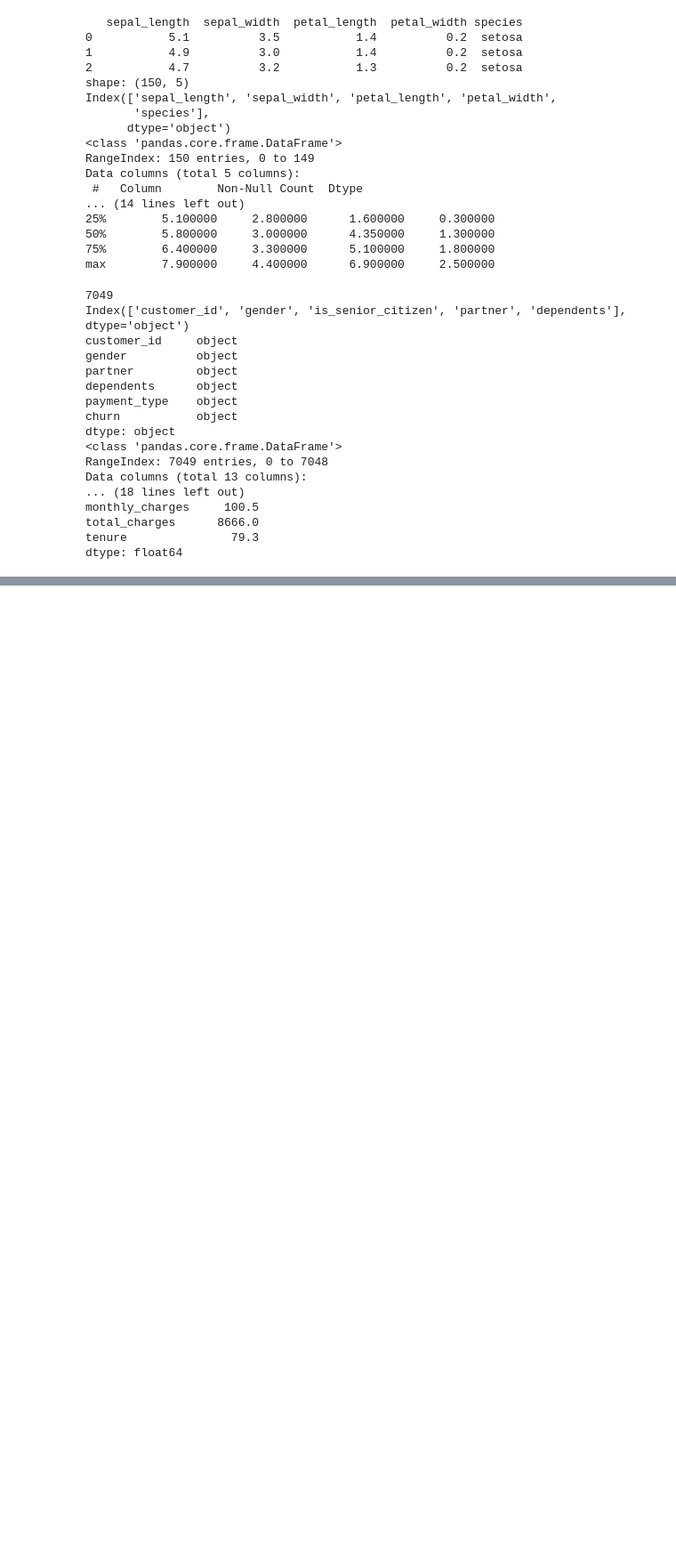
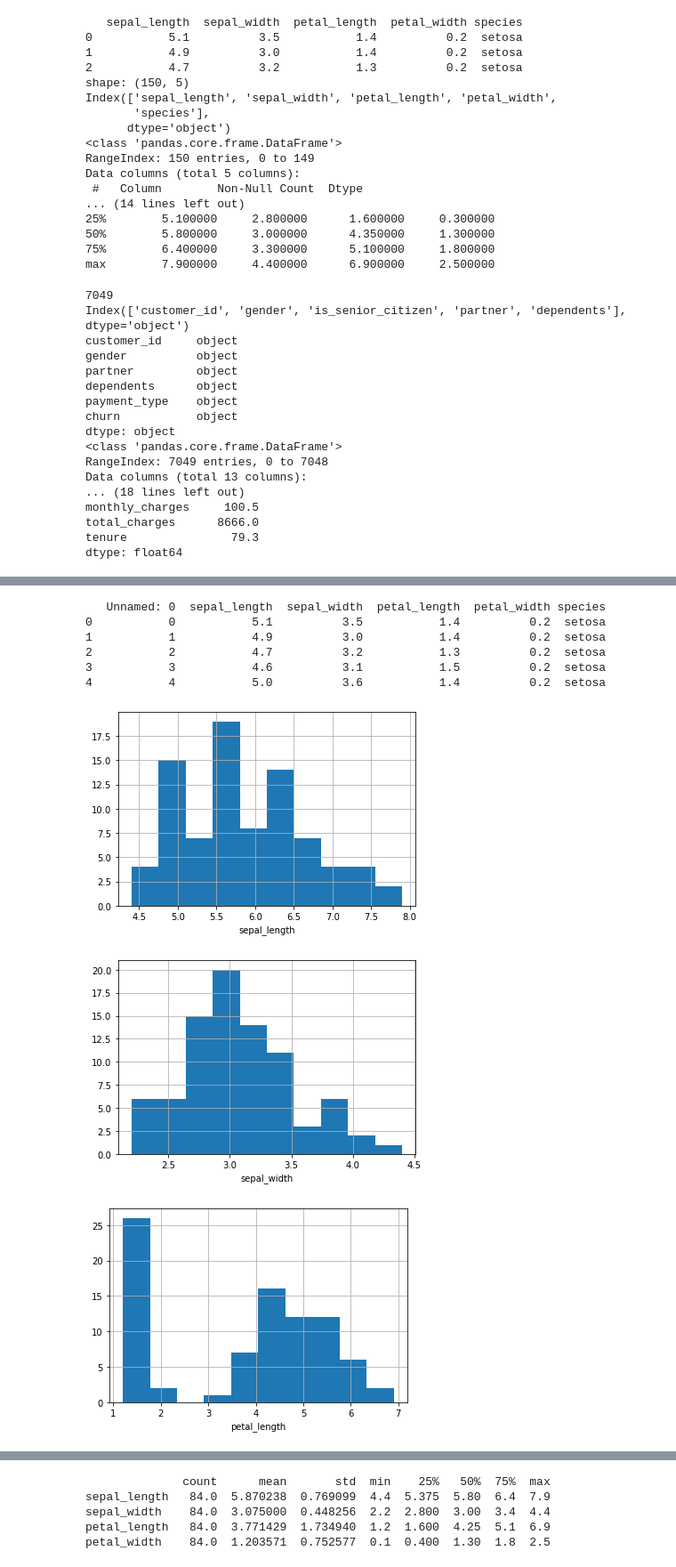
Before and after one commit to KyleTaylorGreen/classification-exercises, a Jupyter notebook: classification-exercises.ipynb, the cells around one changed output, grey strips where cells are left out. Shown at 89% size. Drawn from its saved outputs; the diff is of its cells as text; code cells hidden in the pictures; blank space fills up the shorter version.

```diff
--- a/classification-exercises.ipynb
+++ b/classification-exercises.ipynb
@@ -143,0 +232,32 @@ dtype: object
+# %%
+iris_df = acquire.get_iris_data()
+iris_df = prepare.prep_iris(iris_df)
+
+train, validate, test = split.train_validate_test_split(iris_df, 'species')
+
+train.head()
+
+quantitative_col = ['sepal_length', 'sepal_width', 'petal_length', 'petal_width']
+categorical = ['species']
+
+
+def quantitative_hist_boxplot_desc(training_df, quantitative_col_names):
+    for col in quantitative_col_names:
+        train[col].hist()
+        plt.xlabel(col)
+        plt.show()
+    training_df.boxplot(column=quantitative_col_names)
+    print(training_df[quantitative_col_names].describe().T)
+    plt.show()
+
+quantitative_hist_boxplot_desc(train, quantitative_col)
+# %% [output]
+   Unnamed: 0  sepal_length  sepal_width  petal_length  petal_width species
+0           0           5.1          3.5           1.4          0.2  setosa
+1           1           4.9          3.0           1.4          0.2  setosa
+2           2           4.7          3.2           1.3          0.2  setosa
+3           3           4.6          3.1           1.5          0.2  setosa
+4           4           5.0          3.6           1.4          0.2  setosa
+[figure, added]
+[figure, added]
+[figure, added]
@@ -143,0 +265,5 @@ dtype: object
+              count      mean       std  min    25%   50%  75%  max
+sepal_length   84.0  5.870238  0.769099  4.4  5.375  5.80  6.4  7.9
+sepal_width    84.0  3.075000  0.448256  2.2  2.800  3.00  3.4  4.4
+petal_length   84.0  3.771429  1.734940  1.2  1.600  4.25  5.1  6.9
+petal_width    84.0  1.203571  0.752577  0.1  0.400  1.30  1.8  2.5
```
Also changed, not shown: parts of 19 cells of this notebook, 2 other files.
